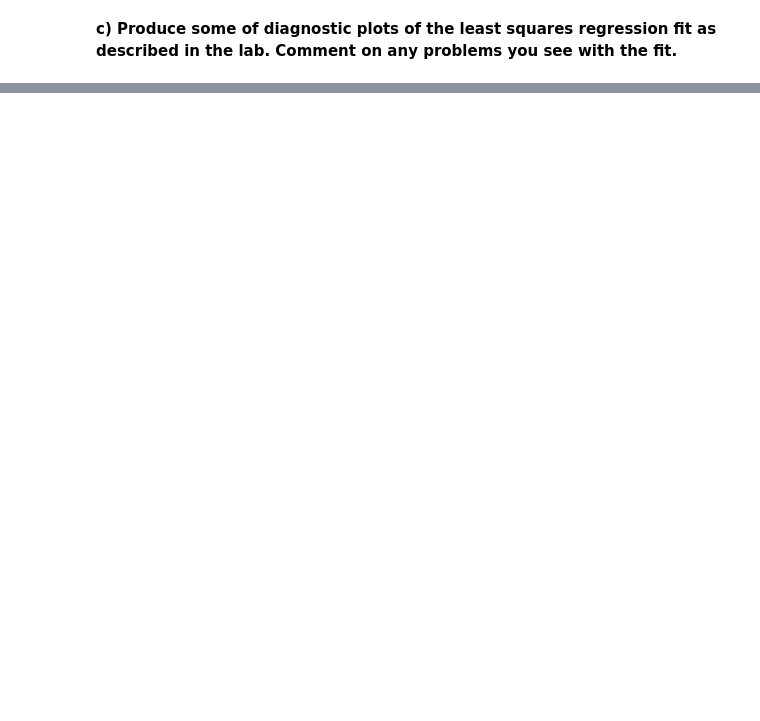
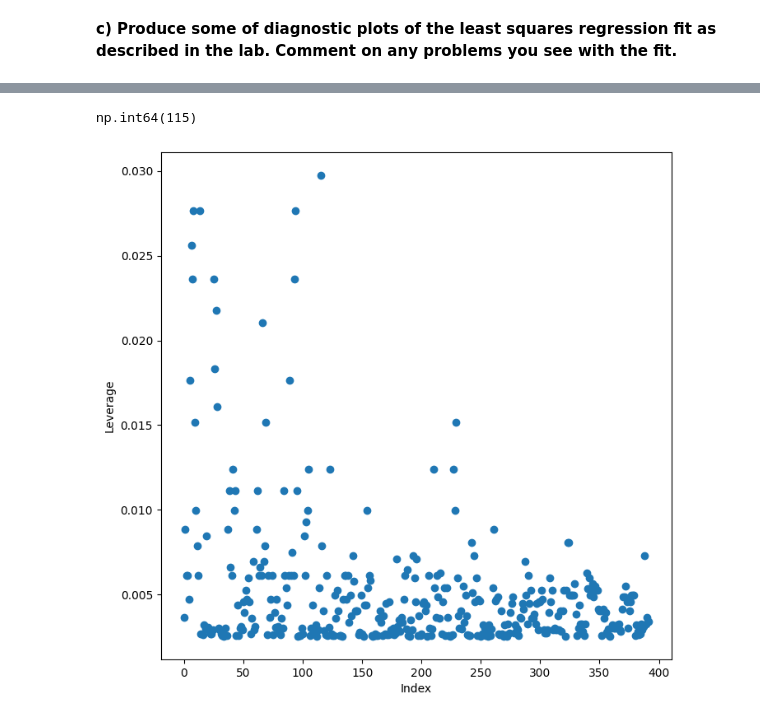
Before and after one commit to WillDBM/DATA-303, a Jupyter notebook: Lab/Armentrout_William_Lab2.ipynb, the cells around one changed output, grey strips where cells are left out. Cells and saved outputs as stored; diff of their text form; code cells hidden in the pictures; blank space fills up the shorter version.

```diff
--- a/Lab/Armentrout_William_Lab2.ipynb
+++ b/Lab/Armentrout_William_Lab2.ipynb
@@ -98,0 +107,10 @@ with the fit.**
+# %%
+influence = results.get_influence()
+ax = plt.subplots(figsize=(8,8))[1]
+ax.scatter(np.arange(len(auto)), influence.hat_matrix_diag)
+ax.set_xlabel('Index')
+ax.set_ylabel('Leverage')
+np.argmax(influence.hat_matrix_diag)
+# %% [output]
+np.int64(115)
+[figure, added]
```
Also changed, not shown: parts of 4 cells of this notebook.
